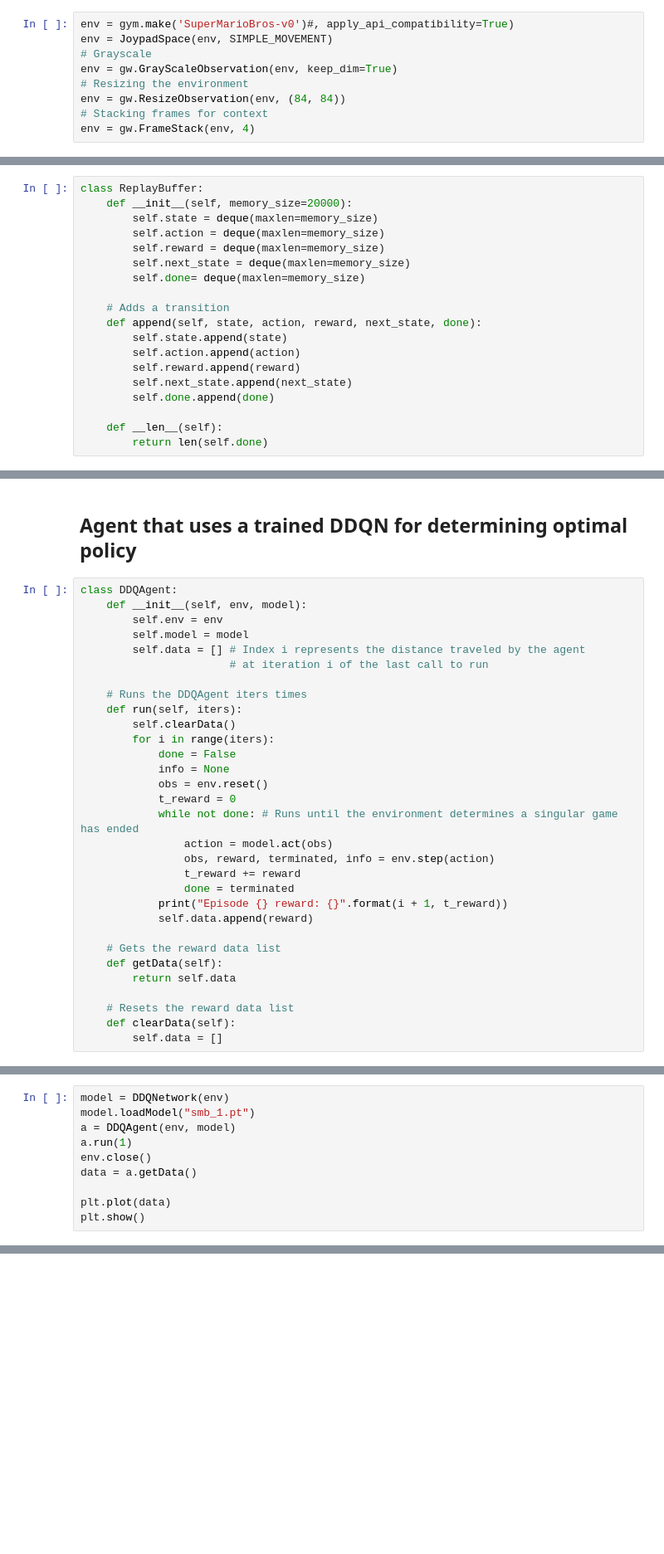
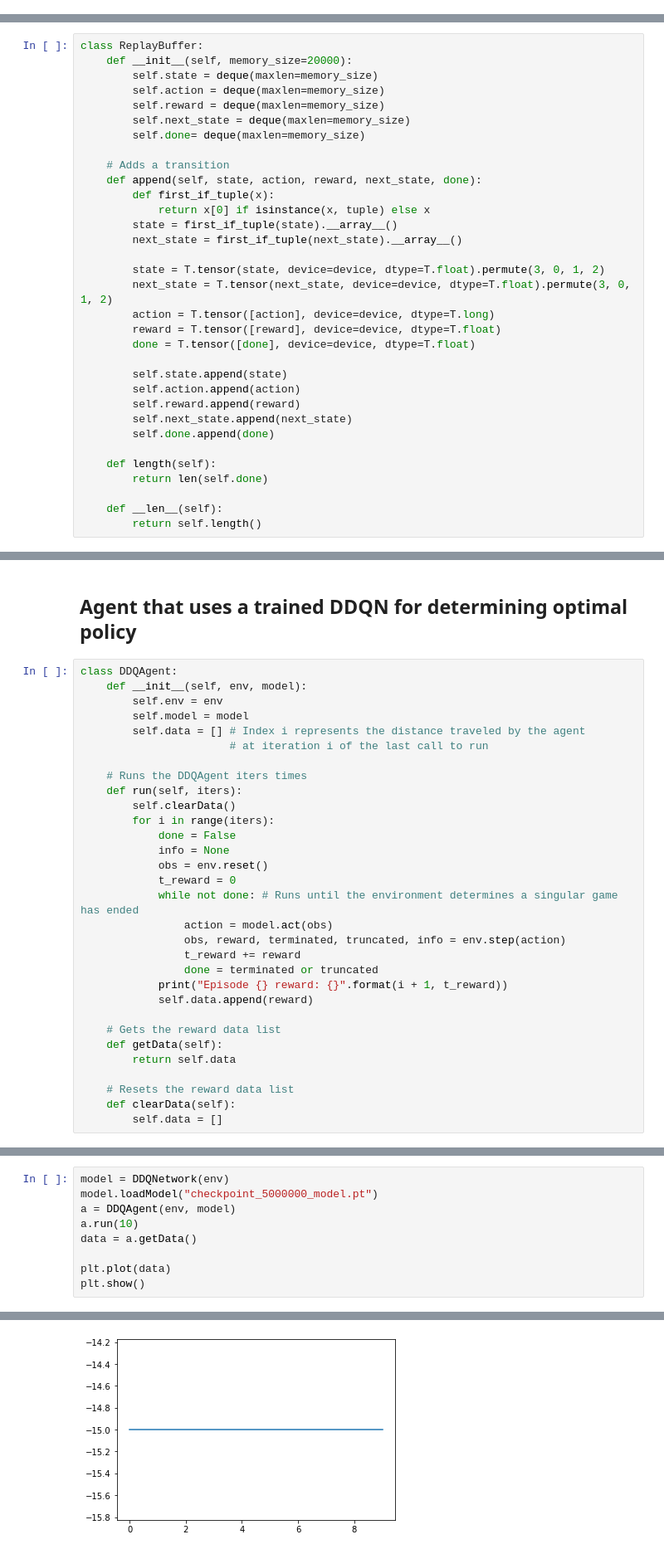
Before and after one commit to bbaron03/SuperMarioBrosAI, a Jupyter notebook: SuperMarioBrosAIRL-Windows.ipynb, the cells around one changed output, grey strips where cells are left out. Shown: that part at 83% size. Cells and saved outputs as stored; diff of their text form; blank space fills up the shorter version.

```diff
--- a/SuperMarioBrosAIRL-Windows.ipynb
+++ b/SuperMarioBrosAIRL-Windows.ipynb
@@ -84,12 +85,3 @@ Episode 9 reward: -30
 # 2) Double Deep Q Learning CNN
 # %% [markdown]
 ### Preprocessing the environment
-# %%
-env = gym.make('SuperMarioBros-v0')#, apply_api_compatibility=True)
-env = JoypadSpace(env, SIMPLE_MOVEMENT)
-# Grayscale
-env = gw.GrayScaleObservation(env, keep_dim=True)
-# Resizing the environment
-env = gw.ResizeObservation(env, (84, 84))
-# Stacking frames for context
-env = gw.FrameStack(env, 4)
@@ -106,14 +128,28 @@ class ReplayBuffer:
 
     # Adds a transition
     def append(self, state, action, reward, next_state, done):
+        def first_if_tuple(x):
+            return x[0] if isinstance(x, tuple) else x
+        state = first_if_tuple(state).__array__()
+        next_state = first_if_tuple(next_state).__array__()
+
+        state = T.tensor(state, device=device, dtype=T.float).permute(3, 0, 1, 2)
+        next_state = T.tensor(next_state, device=device, dtype=T.float).permute(3, 0, 1, 2)
+        action = T.tensor([action], device=device, dtype=T.long)
+        reward = T.tensor([reward], device=device, dtype=T.float)
+        done = T.tensor([done], device=device, dtype=T.float)
+
         self.state.append(state)
         self.action.append(action)
         self.reward.append(reward)
         self.next_state.append(next_state)
         self.done.append(done)
 
+    def length(self):
+        return len(self.done)
+
     def __len__(self):
-        return len(self.done)
+        return self.length()
 # %% [markdown]
 ## Double Deep Q Learning Network using a Convolutional Neural Network
 # %%
@@ -275,9 +329,9 @@ class DDQAgent:
             t_reward = 0
             while not done: # Runs until the environment determines a singular game has ended
                 action = model.act(obs)
-                obs, reward, terminated, info = env.step(action)
+                obs, reward, terminated, truncated, info = env.step(action)
                 t_reward += reward
-                done = terminated
+                done = terminated or truncated
             print("Episode {} reward: {}".format(i + 1, t_reward))
             self.data.append(reward)
 
@@ -322,9 +368,8 @@ Epoch 12 starting with epsilon 0.9985009896150991
 # %%
 model = DDQNetwork(env)
-model.loadModel("smb_1.pt")
+model.loadModel("checkpoint_5000000_model.pt")
 a = DDQAgent(env, model)
-a.run(1)
-env.close()
+a.run(10)
 data = a.getData()
 
 plt.plot(data)
@@ -334,0 +413 @@ KeyboardInterrupt:
+[figure, added]
```
Also changed, not shown: parts of 6 cells of this notebook, 12 other files.
